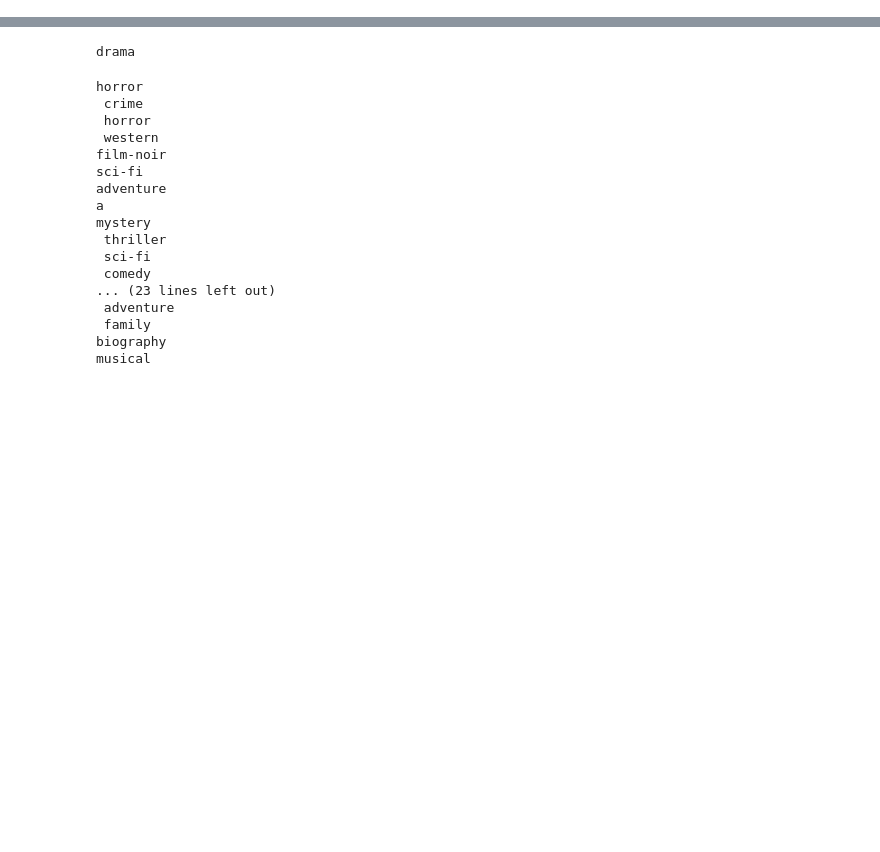
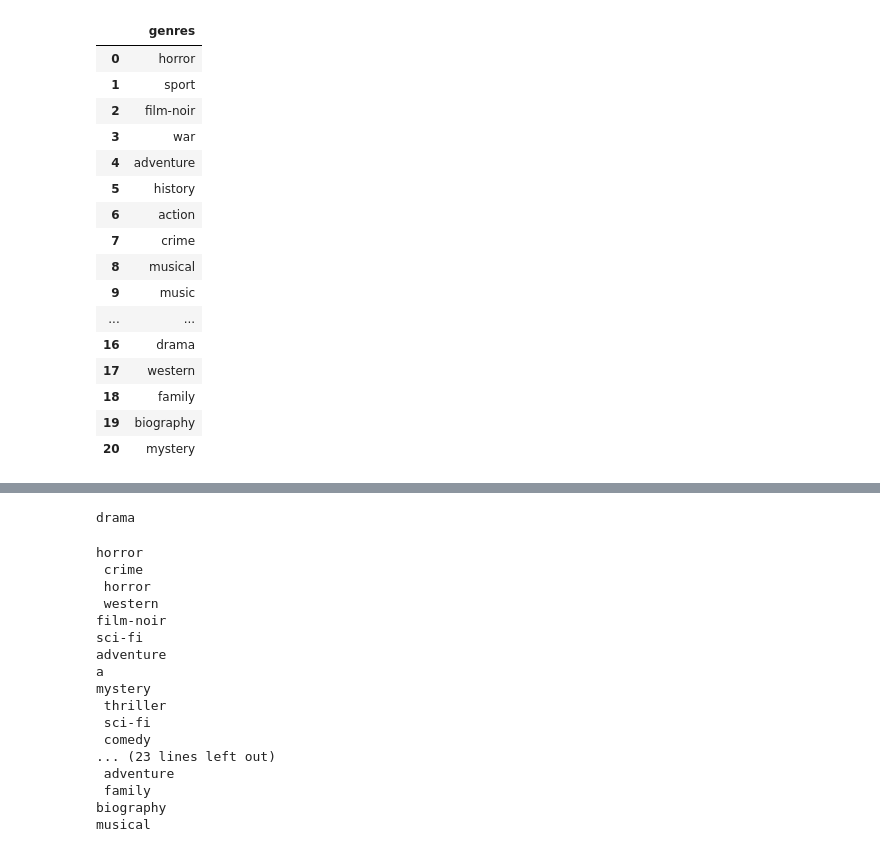
Before and after one commit to LinJing-Liu/CinemaSonic, a Jupyter notebook: backend/test.ipynb, the cells around one changed output, grey strips where cells are left out. Cells and saved outputs as stored; diff of their text form; code cells hidden in the pictures; blank space fills up the shorter version.

```diff
--- a/backend/test.ipynb
+++ b/backend/test.ipynb
@@ -5,0 +115,47 @@ movies_df = pd.read_csv("clean_movie_dataset.csv")
+# %%
+genre_lst = ["horror",
+ "crime",
+ "western",
+"film-noir",
+"sci-fi",
+"adventure",
+"mystery",
+ "thriller",
+ "comedy",
+ "romance",
+ "mystery",
+"family",
+"animation",
+"western",
+ "biography",
+"crime",
+ "sport",
+ "fantasy",
+"action",
+ "war",
+"drama",
+ "musical",
+ "music",
+ "history"
+]
+# %%
+genre_lst_df = pd.DataFrame(genre_lst,columns=['genres'])
+genre_lst_df
+# %% [output]
+|  | genres |
+| 0 | horror |
+| 1 | sport |
+| 2 | film-noir |
+| 3 | war |
+| 4 | adventure |
+| 5 | history |
+| 6 | action |
+| 7 | crime |
+| 8 | musical |
+| 9 | music |
+| ... | ... |
+| 16 | drama |
+| 17 | western |
+| 18 | family |
+| 19 | biography |
+| 20 | mystery |
```
Also changed, not shown: parts of 25 cells of this notebook, 6 other files.
